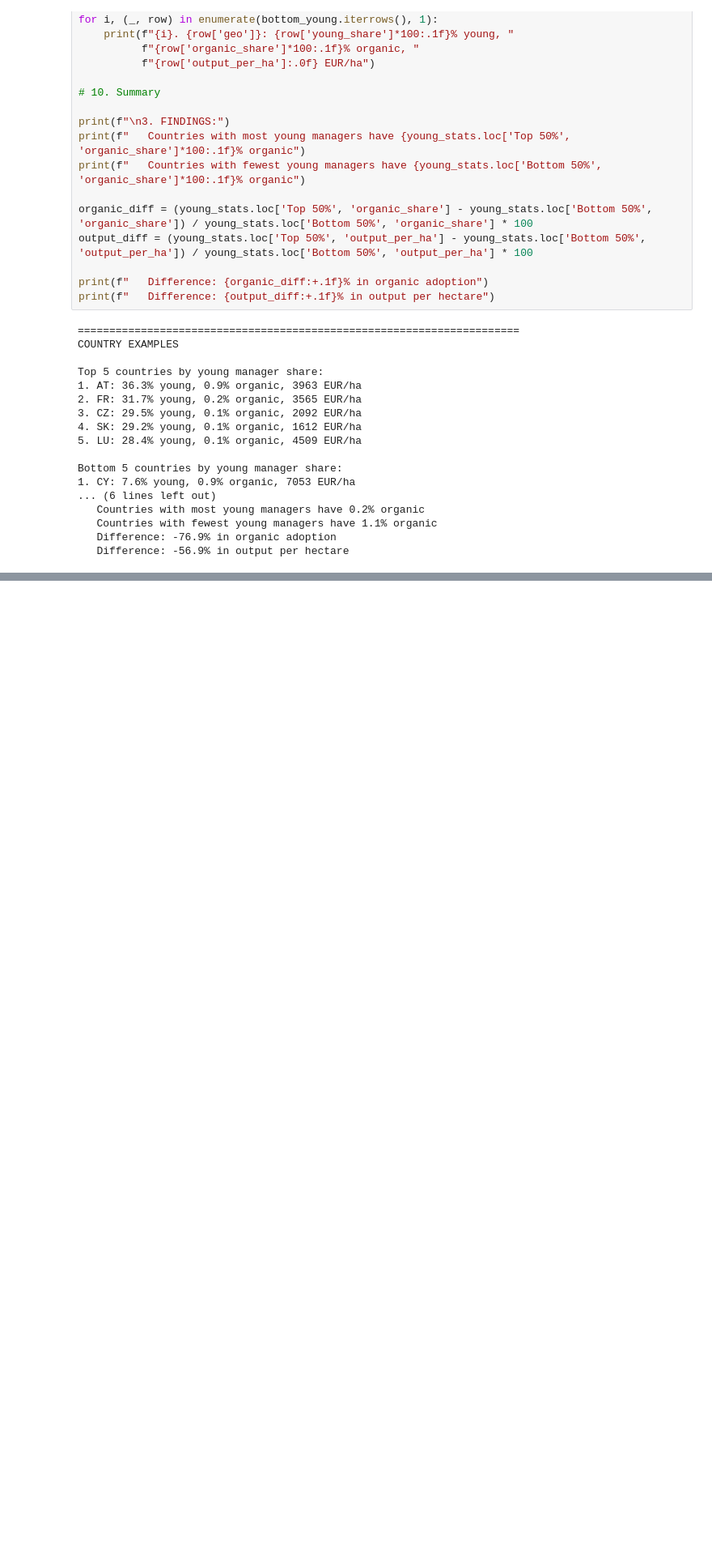
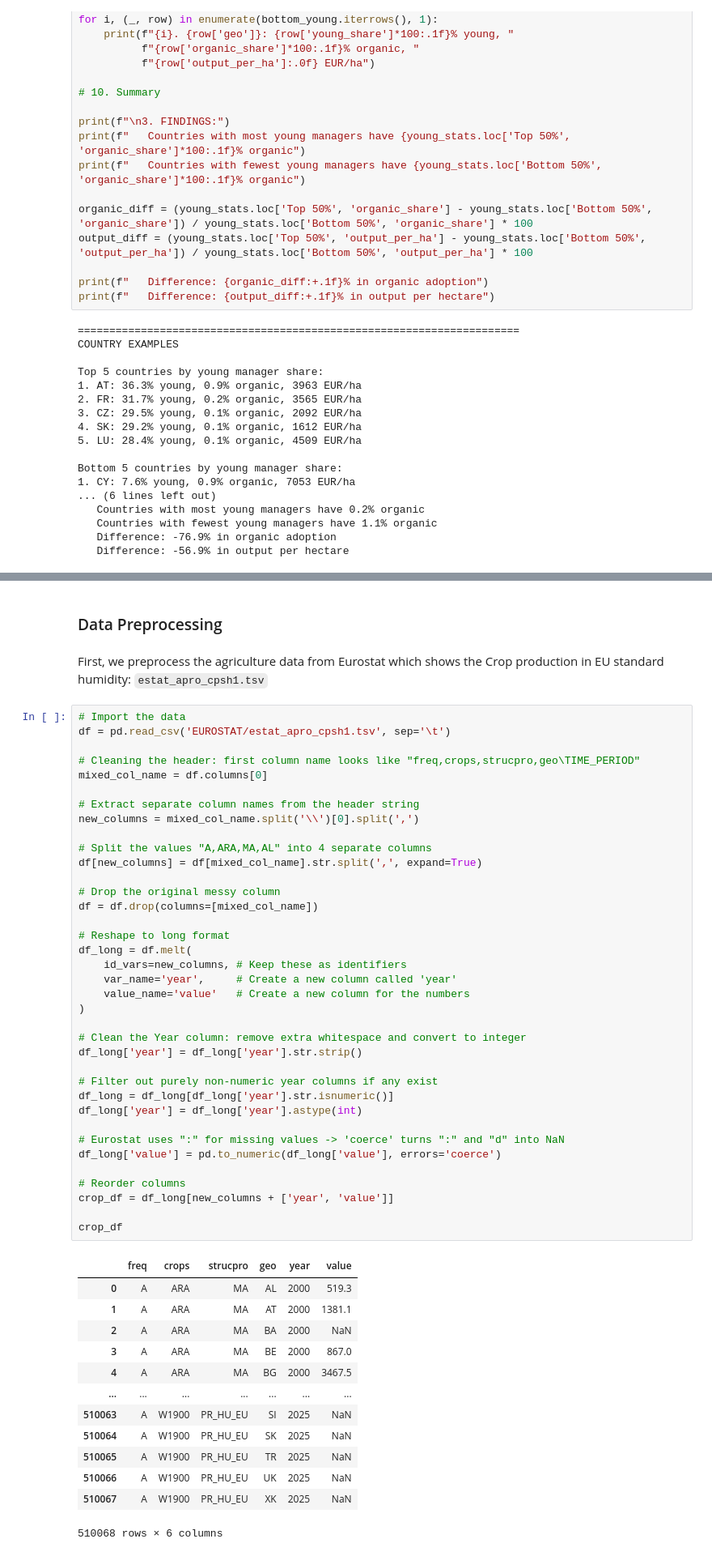
Before and after one commit to 11906257/ExDEx, a Jupyter notebook: ExDEx_question.ipynb, the cells around one changed output, grey strips where cells are left out. Shown at 81% size. Drawn from its saved outputs; the diff is of its cells as text; blank space fills up the shorter version.

```diff
--- a/ExDEx_question.ipynb
+++ b/ExDEx_question.ipynb
@@ -621,0 +861,55 @@ Bottom 5 countries by young manager share:
+# %% [markdown]
+### Data Preprocessing
+# %% [markdown]
+First, we preprocess the agriculture data from Eurostat which shows the Crop production in EU standard humidity: `estat_apro_cpsh1.tsv`
+# %%
+# Import the data
+df = pd.read_csv('EUROSTAT/estat_apro_cpsh1.tsv', sep='\t')
+
+# Cleaning the header: first column name looks like "freq,crops,strucpro,geo\TIME_PERIOD"
+mixed_col_name = df.columns[0]
+
+# Extract separate column names from the header string
+new_columns = mixed_col_name.split('\\')[0].split(',')
+
+# Split the values "A,ARA,MA,AL" into 4 separate columns
+df[new_columns] = df[mixed_col_name].str.split(',', expand=True)
+
+# Drop the original messy column
+df = df.drop(columns=[mixed_col_name])
+
+# Reshape to long format
+df_long = df.melt(
+    id_vars=new_columns, # Keep these as identifiers
+    var_name='year',     # Create a new column called 'year'
+    value_name='value'   # Create a new column for the numbers
+)
+
+# Clean the Year column: remove extra whitespace and convert to integer
+df_long['year'] = df_long['year'].str.strip()
+
+# Filter out purely non-numeric year columns if any exist
+df_long = df_long[df_long['year'].str.isnumeric()]
+df_long['year'] = df_long['year'].astype(int)
+
+# Eurostat uses ":" for missing values -> 'coerce' turns ":" and "d" into NaN
+df_long['value'] = pd.to_numeric(df_long['value'], errors='coerce')
+
+# Reorder columns
+crop_df = df_long[new_columns + ['year', 'value']]
+
+crop_df
+# %% [output]
+|  | freq | crops | strucpro | geo | year | value |
+| 0 | A | ARA | MA | AL | 2000 | 519.3 |
+| 1 | A | ARA | MA | AT | 2000 | 1381.1 |
+| 2 | A | ARA | MA | BA | 2000 | NaN |
+| 3 | A | ARA | MA | BE | 2000 | 867.0 |
+| 4 | A | ARA | MA | BG | 2000 | 3467.5 |
+| ... | ... | ... | ... | ... | ... | ... |
+| 510063 | A | W1900 | PR_HU_EU | SI | 2025 | NaN |
+| 510064 | A | W1900 | PR_HU_EU | SK | 2025 | NaN |
+| 510065 | A | W1900 | PR_HU_EU | TR | 2025 | NaN |
+| 510066 | A | W1900 | PR_HU_EU | UK | 2025 | NaN |
+| 510067 | A | W1900 | PR_HU_EU | XK | 2025 | NaN |
+510068 rows × 6 columns
```
Also changed, not shown: parts of 20 cells of this notebook.
